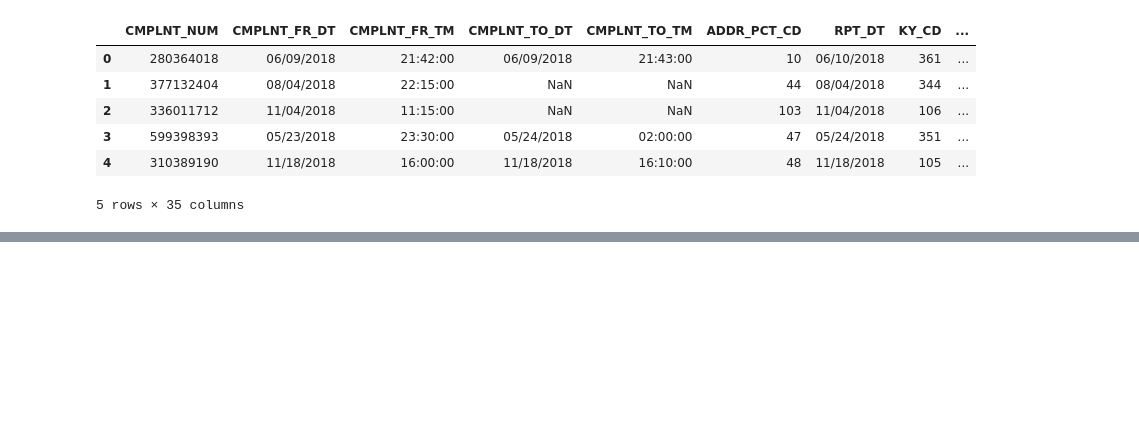
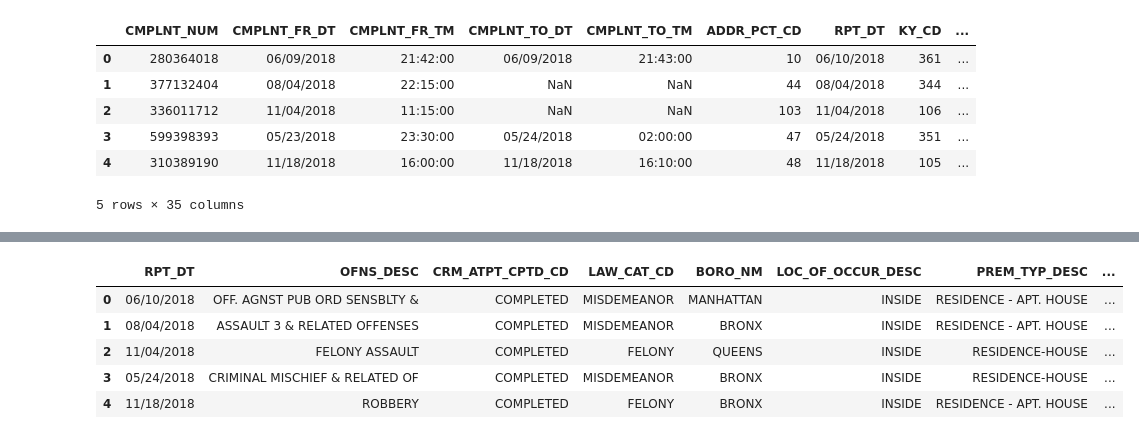
Before and after one commit to kkrusere/Developing-a-Score-to-Measure-Riskiness-of-Residential-Properties-Insurance, a Jupyter notebook: data_collection_prep_and_cleaning.ipynb, the cells around one changed output, grey strips where cells are left out. Drawn from its saved outputs; the diff is of its cells as text; code cells hidden in the pictures; blank space fills up the shorter version.

```diff
--- a/data_collection_prep_and_cleaning.ipynb
+++ b/data_collection_prep_and_cleaning.ipynb
@@ -342,3 +342,19 @@ Column_Name_Description_Type = {
                           "VIC_RACE": "Victim’s Race Description",
                           "VIC_SEX": "Victim’s Sex Description",
 }
+# %%
+filter_list = [
+                'RPT_DT',
+                'OFNS_DESC',
+                'CRM_ATPT_CPTD_CD',
+                'LAW_CAT_CD',
+                'BORO_NM',
+                'LOC_OF_OCCUR_DESC',
+                'PREM_TYP_DESC',
+                'SUSP_AGE_GROUP',
+                'SUSP_RACE',
+                'SUSP_SEX',
+                'Lat_Lon',
+                'VIC_AGE_GROUP',
+                'VIC_RACE',
+                'VIC_SEX']
@@ -353,6 +394,8 @@ data.head()
 | 3 | 599398393 | 05/23/2018 | 23:30:00 | 05/24/2018 | 02:00:00 | 47 | 05/24/2018 | 351 | ... |
 | 4 | 310389190 | 11/18/2018 | 16:00:00 | 11/18/2018 | 16:10:00 | 48 | 11/18/2018 | 105 | ... |
 5 rows × 35 columns
+# %%
+data = data[filter_list]
 # %%
 data.info()
 # %% [output]
@@ -429,0 +419,9 @@ memory usage: 809.6+ MB
+# %%
+data.head()
+# %% [output]
+|  | RPT_DT | OFNS_DESC | CRM_ATPT_CPTD_CD | LAW_CAT_CD | BORO_NM | LOC_OF_OCCUR_DESC | PREM_TYP_DESC | ... |
+| 0 | 06/10/2018 | OFF. AGNST PUB ORD SENSBLTY & | COMPLETED | MISDEMEANOR | MANHATTAN | INSIDE | RESIDENCE - APT. HOUSE | ... |
+| 1 | 08/04/2018 | ASSAULT 3 & RELATED OFFENSES | COMPLETED | MISDEMEANOR | BRONX | INSIDE | RESIDENCE - APT. HOUSE | ... |
+| 2 | 11/04/2018 | FELONY ASSAULT | COMPLETED | FELONY | QUEENS | INSIDE | RESIDENCE-HOUSE | ... |
+| 3 | 05/24/2018 | CRIMINAL MISCHIEF & RELATED OF | COMPLETED | MISDEMEANOR | BRONX | INSIDE | RESIDENCE-HOUSE | ... |
+| 4 | 11/18/2018 | ROBBERY | COMPLETED | FELONY | BRONX | INSIDE | RESIDENCE - APT. HOUSE | ... |
```
Also changed, not shown: parts of 4 cells of this notebook.
